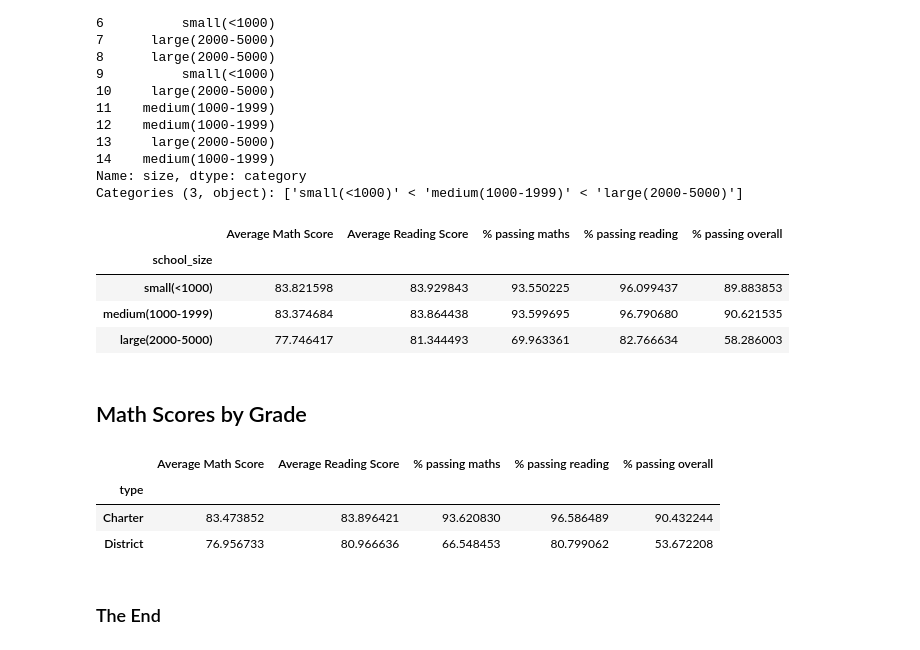
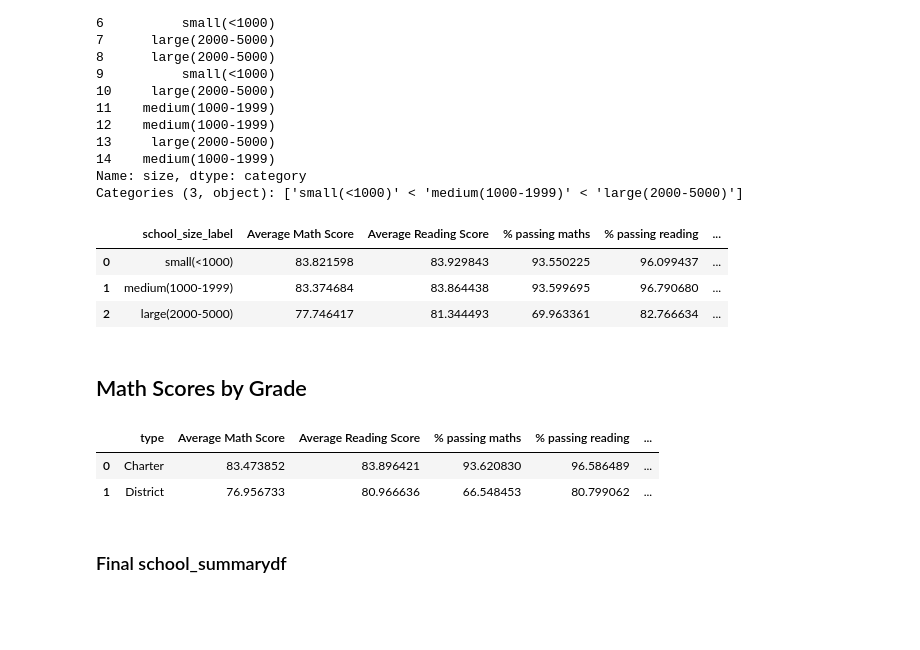
Before and after one commit to mayooks/pandas-challenge, a Jupyter notebook: PyCitySchools/Pandas_homework PyCitySchools.ipynb, the cells around one changed output. Drawn from its saved outputs; the diff is of its cells as text; code cells hidden in the pictures; blank space fills up the shorter version.

```diff
--- a/PyCitySchools/Pandas_homework PyCitySchools.ipynb
+++ b/PyCitySchools/Pandas_homework PyCitySchools.ipynb
@@ -1092,7 +1062,7 @@ Name: per student budget, dtype: category
 Categories (4, object): ['<597.25' < '< 616.5' < '<635.75' < '<655.0']
 # %%
 school_summarydf['budget_label'] = pd.cut(school_summarydf['per student budget'], 4, include_lowest = True,
-                                          labels = ['<597.25', '<616.5', '<635.75', '<655.0'])
+                                          labels = ['<$597.25', '<$616.50', '<$635.75', '<$655.00'])
 # %%
 school_summarydf.head(15)
 # %% [output]
@@ -1164,26 +1133,24 @@ pd.cut(school_summarydf['size'], bins = [0, 999, 1999, 5000], include_lowest = T
 Name: size, dtype: category
 Categories (3, object): ['small(<1000)' < 'medium(1000-1999)' < 'large(2000-5000)']
 # %%
-school_summarydf['school_size'] = pd.cut(school_summarydf['size'], bins = [0, 999, 1999, 5000], include_lowest = True,
+school_summarydf['school_size_label'] = pd.cut(school_summarydf['size'], bins = [0, 999, 1999, 5000], include_lowest = True,
                                         labels = ['small(<1000)', 'medium(1000-1999)', 'large(2000-5000)'])
 # %%
-school_summarydf.groupby(['school_size'])['Average Math Score','Average Reading Score',
+school_summarydf.groupby(['school_size_label'], as_index = False)['Average Math Score','Average Reading Score',
                                            '% passing maths','% passing reading', '% passing overall'].mean()
 # %% [output]
-|  | Average Math Score | Average Reading Score | % passing maths | % passing reading | % passing overall |
-| school_size |  |  |  |  |  |
-| small(<1000) | 83.821598 | 83.929843 | 93.550225 | 96.099437 | 89.883853 |
-| medium(1000-1999) | 83.374684 | 83.864438 | 93.599695 | 96.790680 | 90.621535 |
-| large(2000-5000) | 77.746417 | 81.344493 | 69.963361 | 82.766634 | 58.286003 |
+|  | school_size_label | Average Math Score | Average Reading Score | % passing maths | % passing reading | ... |
+| 0 | small(<1000) | 83.821598 | 83.929843 | 93.550225 | 96.099437 | ... |
+| 1 | medium(1000-1999) | 83.374684 | 83.864438 | 93.599695 | 96.790680 | ... |
+| 2 | large(2000-5000) | 77.746417 | 81.344493 | 69.963361 | 82.766634 | ... |
 # %% [markdown]
 ## Math Scores by Grade
 # %%
-school_summarydf.groupby(['type'])['Average Math Score','Average Reading Score',
+school_summarydf.groupby(['type'], as_index = False)['Average Math Score','Average Reading Score',
                                   '% passing maths','% passing reading', '% passing overall'].mean()
 # %% [output]
-|  | Average Math Score | Average Reading Score | % passing maths | % passing reading | % passing overall |
-| type |  |  |  |  |  |
-| Charter | 83.473852 | 83.896421 | 93.620830 | 96.586489 | 90.432244 |
-| District | 76.956733 | 80.966636 | 66.548453 | 80.799062 | 53.672208 |
+|  | type | Average Math Score | Average Reading Score | % passing maths | % passing reading | ... |
+| 0 | Charter | 83.473852 | 83.896421 | 93.620830 | 96.586489 | ... |
+| 1 | District | 76.956733 | 80.966636 | 66.548453 | 80.799062 | ... |
 # %% [markdown]
-### The End
+### Final school_summarydf
```
Also changed, not shown: parts of 8 cells of this notebook, 1 other file.
